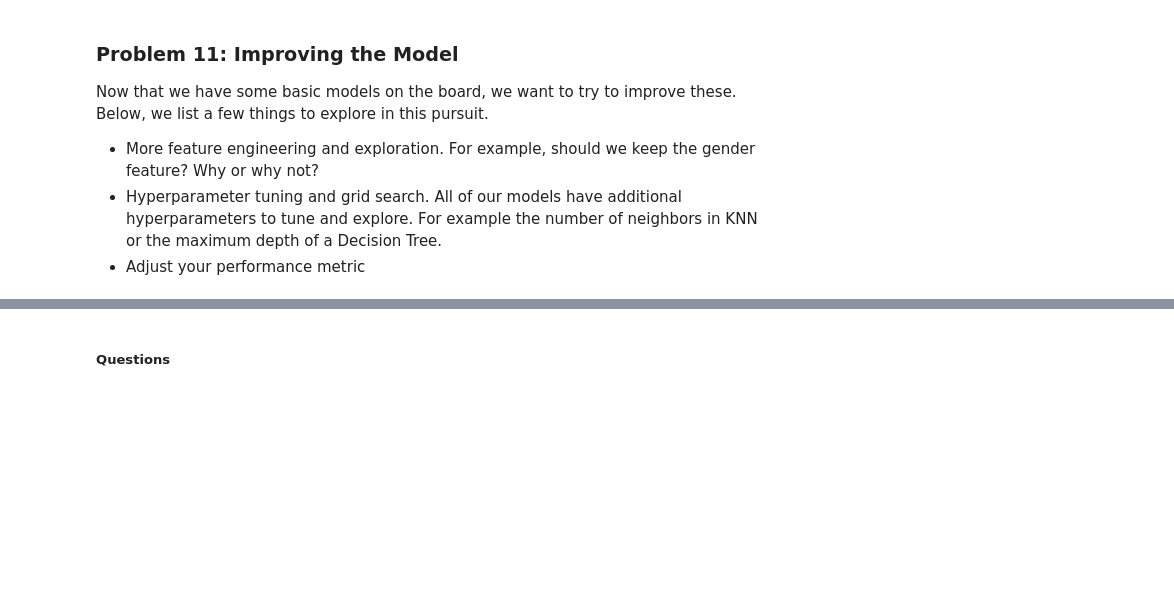
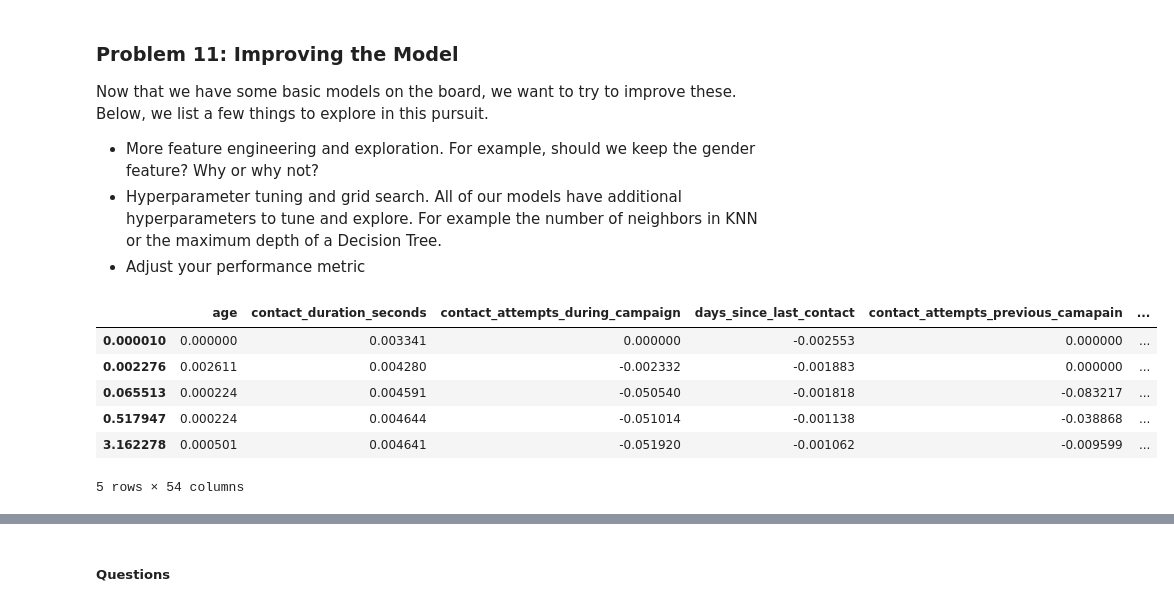
Before and after one commit to codemonkey1101/module-17, a Jupyter notebook: prompt_III.ipynb, the cells around one changed output, grey strips where cells are left out. Saved outputs shown, nothing was run; the diff lists cells and outputs as text; code cells hidden in the pictures; blank space fills up the shorter version.

```diff
--- a/prompt_III.ipynb
+++ b/prompt_III.ipynb
@@ -330,3 +344,40 @@ Now that we have some basic models on the board, we want to try to improve these
 - More feature engineering and exploration.  For example, should we keep the gender feature?  Why or why not?
 - Hyperparameter tuning and grid search.  All of our models have additional hyperparameters to tune and explore.  For example the number of neighbors in KNN or the maximum depth of a Decision Tree.
 - Adjust your performance metric
+# %%
+# Logistic Regression - feature selection using L1 as penalty
+
+# create list of best coefficients
+# Cs = np.logspace(-5, .5)
+# Cs
+Cs = [1.00000000e-05, 8.09400122e-04, 2.27584593e-03, 6.55128557e-02, 5.17947468e-01, 3.16227766e+00]
+    #        , 1.29492584e-05, 1.67683294e-05, 2.17137430e-05,
+    #    2.81176870e-05, 3.64103195e-05, 4.71486636e-05, 6.10540230e-05,
+    #    7.90604321e-05, 1.02377397e-04, 1.32571137e-04, 1.71669791e-04,
+    #    2.22299648e-04, 2.87861559e-04, 3.72759372e-04, 4.82695744e-04,
+    #    6.25055193e-04, 8.09400122e-04, 1.04811313e-03, 1.35722878e-03,
+    #    1.75751062e-03, 2.27584593e-03, 2.94705170e-03, 3.81621341e-03,
+    #    4.94171336e-03, 6.39915234e-03, 8.28642773e-03, 1.07303094e-02,
+    #    1.38949549e-02, 1.79929362e-02, 2.32995181e-02, 3.01711481e-02,
+    #    3.90693994e-02, 5.05919749e-02, 6.55128557e-02, 8.48342898e-02,
+    #    1.09854114e-01, 1.42252931e-01, 1.84206997e-01, 2.38534401e-01,
+    #    3.08884360e-01, 3.99982340e-01, 5.17947468e-01, 6.70703561e-01,
+    #    8.68511374e-01, 1.12465782e+00, 1.45634848e+00, 1.88586328e+00,
+    #    2.44205309e+00, 3.16227766e+00
+
+coef_list = []
+for C in Cs:
+    lr = LogisticRegression(penalty='l1', solver='liblinear', C=C, random_state=42, max_iter=1000).fit(X_train, y_train)
+    coef_list.append(list(lr.coef_[0]))
+
+coef_df = pd.DataFrame(coef_list, columns=X_train.columns)
+coef_df.index = Cs
+coef_df
+# %% [output]
+|  | age | contact_duration_seconds | contact_attempts_during_campaign | days_since_last_contact | contact_attempts_previous_camapain | ... |
+| 0.000010 | 0.000000 | 0.003341 | 0.000000 | -0.002553 | 0.000000 | ... |
+| 0.002276 | 0.002611 | 0.004280 | -0.002332 | -0.001883 | 0.000000 | ... |
+| 0.065513 | 0.000224 | 0.004591 | -0.050540 | -0.001818 | -0.083217 | ... |
+| 0.517947 | 0.000224 | 0.004644 | -0.051014 | -0.001138 | -0.038868 | ... |
+| 3.162278 | 0.000501 | 0.004641 | -0.051920 | -0.001062 | -0.009599 | ... |
+5 rows × 54 columns
```
Also changed, not shown: parts of 19 cells of this notebook, 13 other files.
